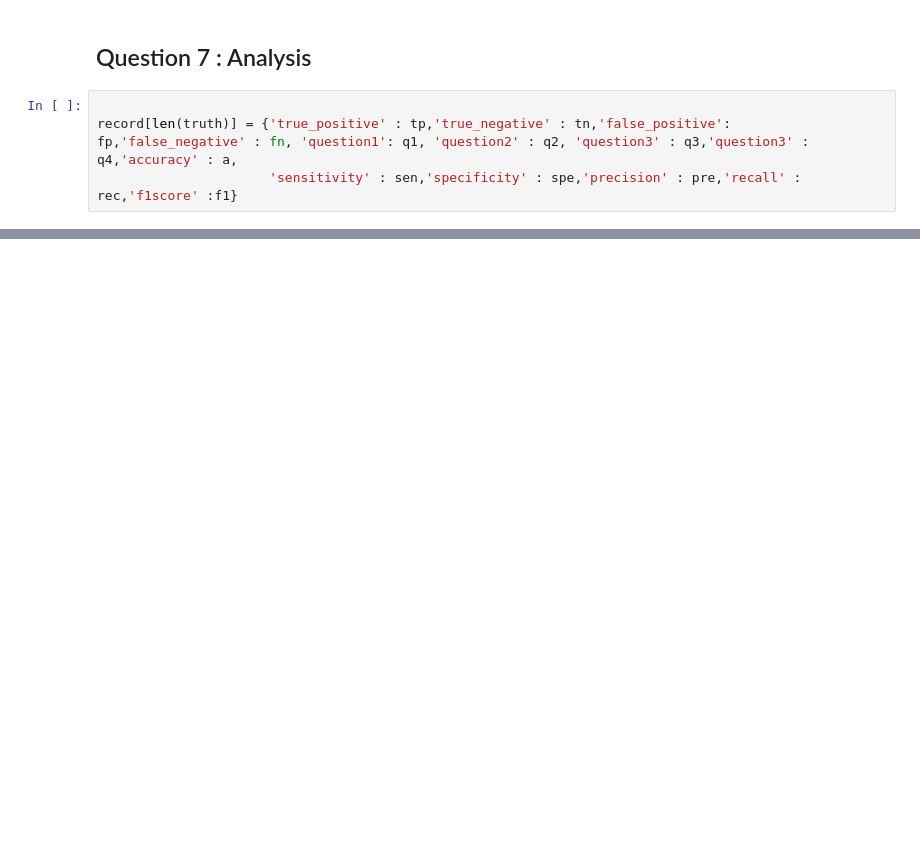
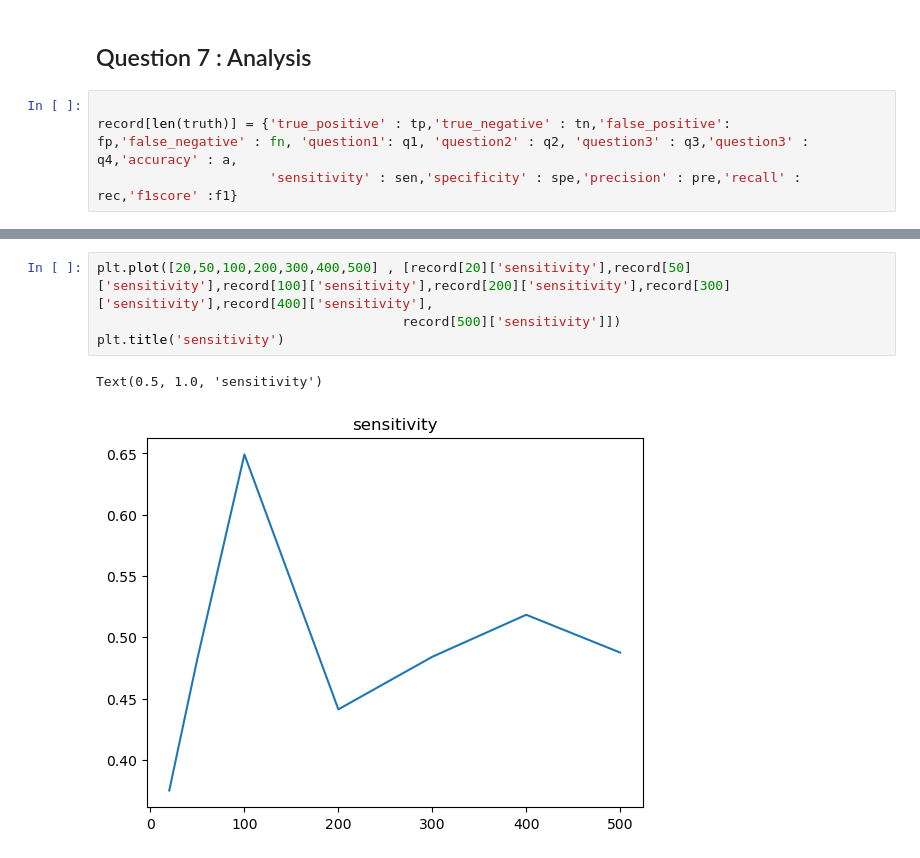
Before and after one commit to TheUndercover01/Probability---IT302, a Jupyter notebook: Lab-1/Ayush_DeshmukhLab1.ipynb, the cells around one changed output, grey strips where cells are left out. Saved outputs shown, nothing was run; the diff lists cells and outputs as text; blank space fills up the shorter version.

```diff
--- a/Lab-1/Ayush_DeshmukhLab1.ipynb
+++ b/Lab-1/Ayush_DeshmukhLab1.ipynb
@@ -231,0 +239,7 @@ record
+# %%
+plt.plot([20,50,100,200,300,400,500] , [record[20]['sensitivity'],record[50]['sensitivity'],record[100]['sensitivity'],record[200]['sensitivity'],record[300]['sensitivity'],record[400]['sensitivity'],
+                                       record[500]['sensitivity']])
+plt.title('sensitivity')
+# %% [output]
+Text(0.5, 1.0, 'sensitivity')
+[figure, added]
```
Also changed, not shown: parts of 23 cells of this notebook.
